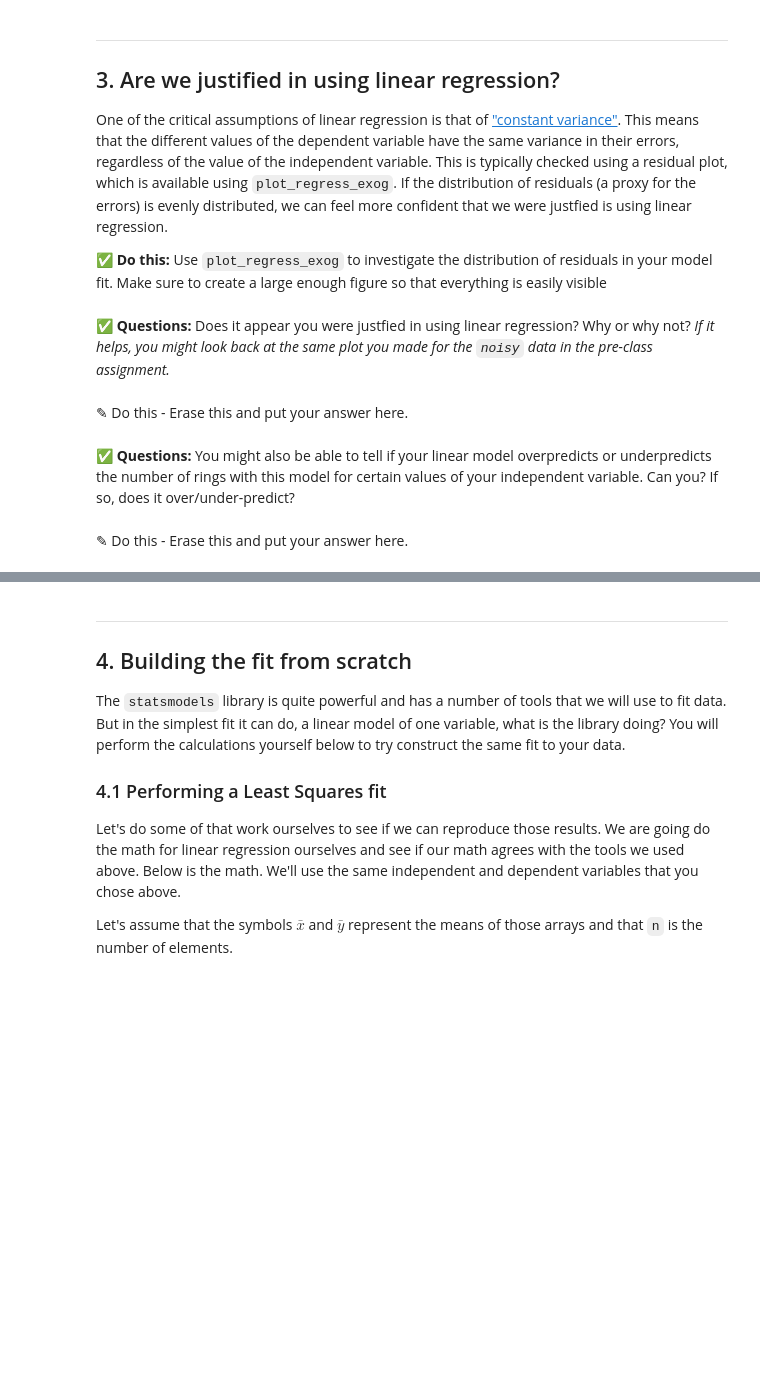
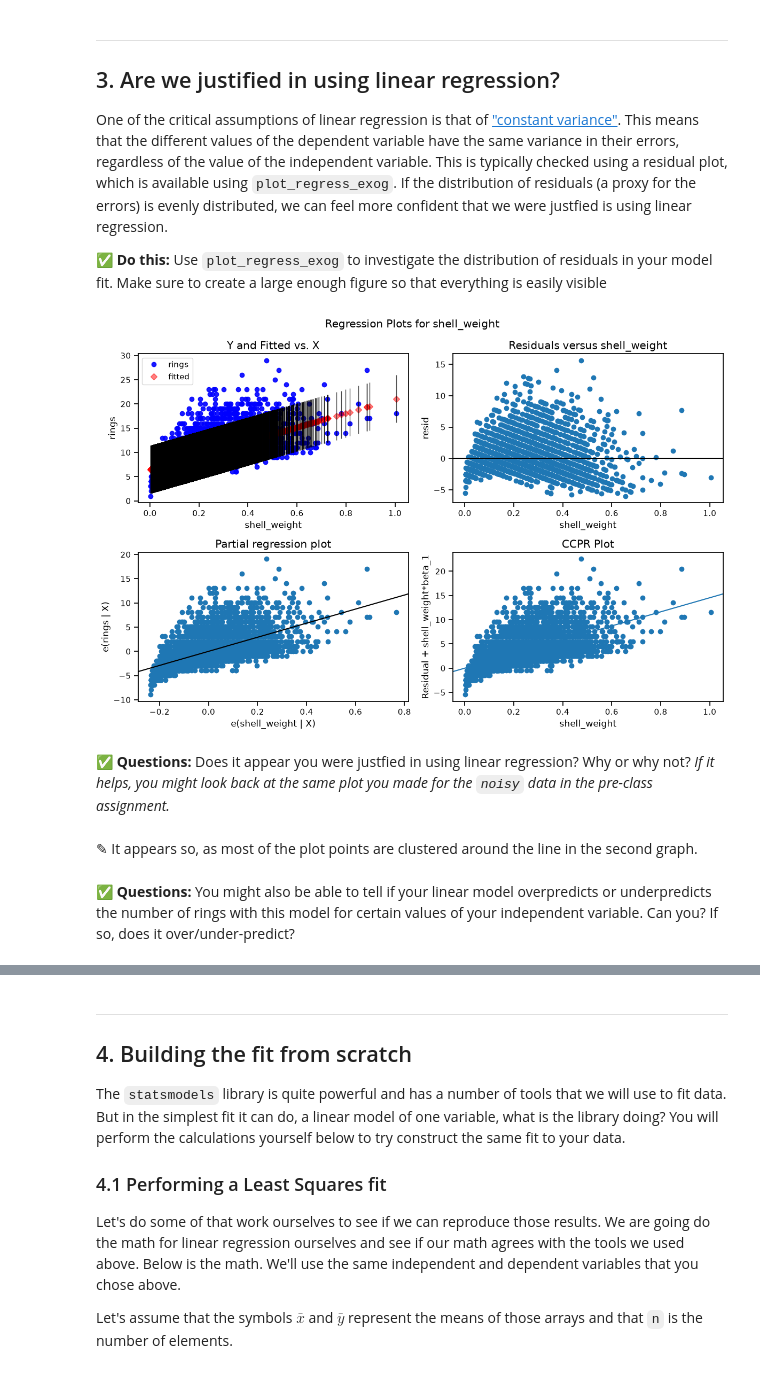
Before and after one commit to ethanb524/CMSE202-f25-turnin, a Jupyter notebook: Day-13/Day-13_In-Class-Regression-STUDENT.ipynb, the cells around one changed output, grey strips where cells are left out. Drawn from its saved outputs; the diff is of its cells as text; code cells hidden in the pictures; blank space fills up the shorter version.

```diff
--- a/Day-13/Day-13_In-Class-Regression-STUDENT.ipynb
+++ b/Day-13/Day-13_In-Class-Regression-STUDENT.ipynb
@@ -194,8 +284,17 @@ fig = plt.figure(figsize= ??? )
+# %%
+# put your code here
+from statsmodels.graphics.regressionplots import plot_regress_exog
+X = sm.add_constant(abalone["shell_weight"])
+y = abalone["rings"]
+model = sm.OLS(y, X).fit()
+fig = plt.figure(figsize=(12, 8))
+plot_regress_exog(model, "shell_weight", fig=fig)
+plt.show()
+# %% [output]
+[figure, added]
 # %% [markdown]
 **&#9989; Questions:** Does it appear you were justfied in using linear regression? Why or why not? _If it helps, you might look back at the same plot you made for the `noisy` data in the pre-class assignment._
-# %% [markdown]
-<font size=+3>&#9998;</font> Do this - Erase this and put your answer here.
+# %% [markdown]
+<font size=+3>&#9998;</font> It appears so, as most of the plot points are clustered around the line in the second graph.
 # %% [markdown]
 **&#9989; Questions:**  You might also be able to tell if your linear model overpredicts or underpredicts the number of rings with this model for certain values of your independent variable. Can you? If so, does it over/under-predict?
-# %% [markdown]
-<font size=+3>&#9998;</font> Do this - Erase this and put your answer here.
```
Also changed, not shown: parts of 32 cells of this notebook.
